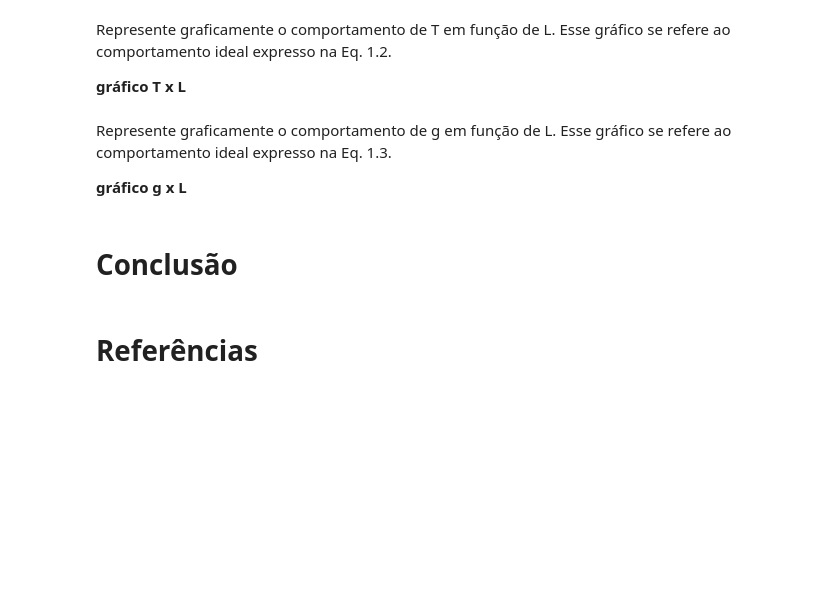
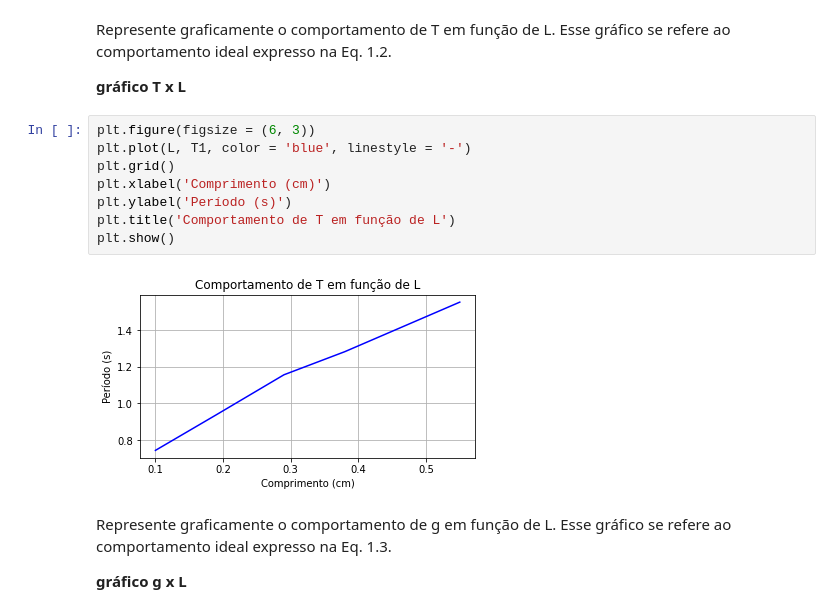
Before and after one commit to orduardo/ProjetoFinal, a Jupyter notebook: Cópia_de_ProjetoFinalEduardo&Fernanda.ipynb, the cells around one changed output. Cells and saved outputs as stored; diff of their text form; blank space fills up the shorter version.

```diff
--- a/Cópia_de_ProjetoFinalEduardo&Fernanda.ipynb
+++ b/Cópia_de_ProjetoFinalEduardo&Fernanda.ipynb
@@ -122,12 +135,18 @@ Tabela12
 Represente graficamente o comportamento de T em função de L. Esse gráfico se refere ao comportamento ideal expresso na Eq. 1.2.
 
  **gráfico T x L**
+# %%
+plt.figure(figsize = (6, 3))
+plt.plot(L, T1, color = 'blue', linestyle = '-')
+plt.grid()
+plt.xlabel('Comprimento (cm)')
+plt.ylabel('Período (s)')
+plt.title('Comportamento de T em função de L')
+plt.show()
+# %% [output]
+[figure, added]
 # %% [markdown]
 Represente graficamente o comportamento de g em função de L. Esse gráfico se refere ao
 comportamento ideal expresso na Eq. 1.3.
 
 **gráfico g x L**
-# %% [markdown]
-# Conclusão
-# %% [markdown]
-# Referências
```
Also changed, not shown: parts of 12 cells of this notebook.
